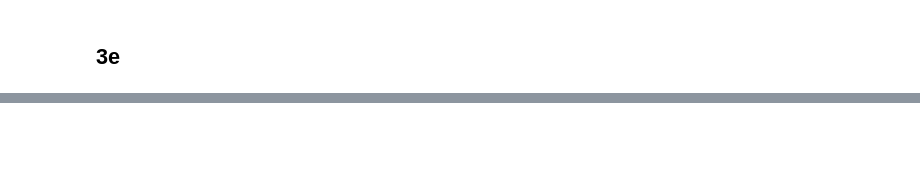
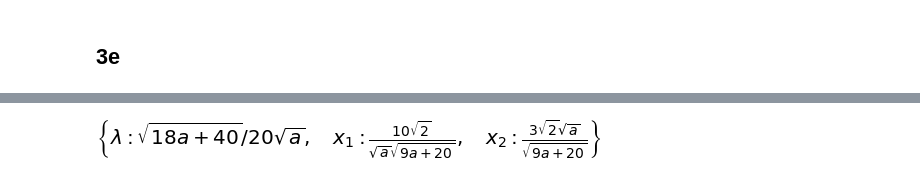
Before and after one commit to jonduan/Economics_note, a Jupyter notebook: math/ECON350/350/6 envelope theorem.ipynb, the cells around one changed output, grey strips where cells are left out. Saved outputs shown, nothing was run; the diff lists cells and outputs as text; code cells hidden in the pictures; blank space fills up the shorter version.

```diff
--- a/math/ECON350/350/6 envelope theorem.ipynb
+++ b/math/ECON350/350/6 envelope theorem.ipynb
@@ -273,6 +328,8 @@ Llam
 # %%
 sol2 =sym.solve([L1,L2,Llam], x1,x2, lam,dict=True)
-sol2[1]
+sol2[0]
+# %% [output]
+[figure, added]
 # %%
 La=sym.diff(L, a)
 La
```
Also changed, not shown: parts of 34 cells of this notebook, 8 other files.
